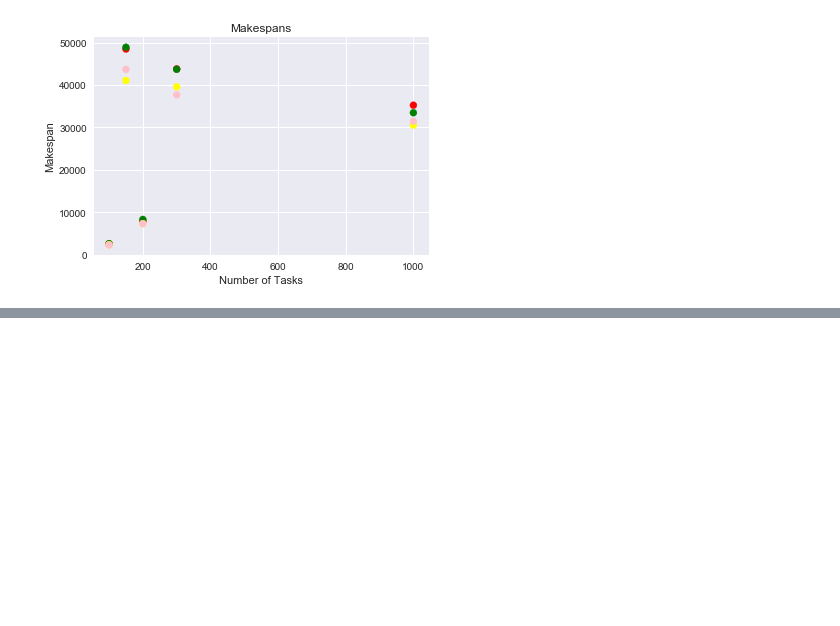
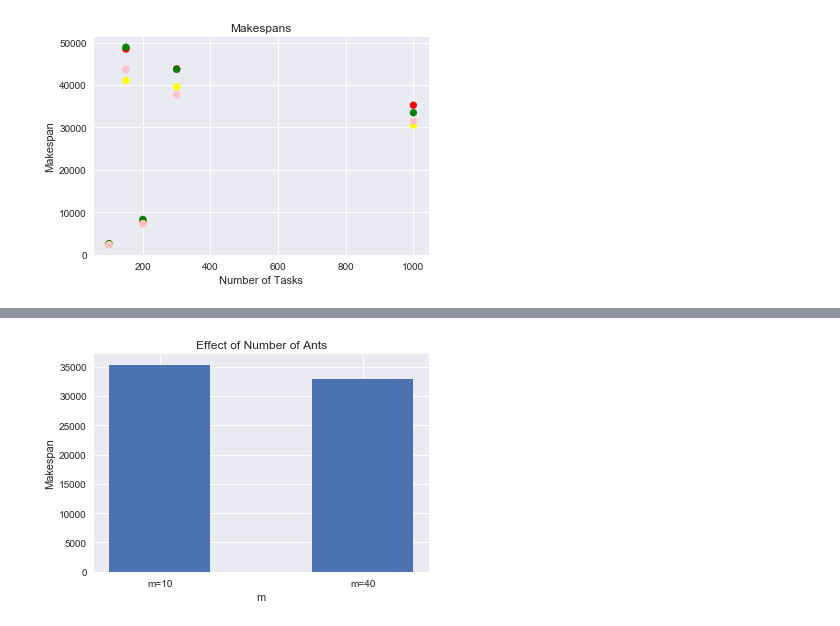
Before and after one commit to AsavariLimaye/ant-colony-optimization, a Jupyter notebook: task_scheduler.ipynb, the cells around one changed output, grey strips where cells are left out. Cells and saved outputs as stored; diff of their text form; code cells hidden in the pictures; blank space fills up the shorter version.

```diff
--- a/task_scheduler.ipynb
+++ b/task_scheduler.ipynb
@@ -452,0 +489,8 @@ plt.show()
+# %%
+plt.bar([0, 1], makespans, width=0.5, tick_label = ["m=10" , "m=40"])
+plt.title('Effect of Number of Ants')
+plt.xlabel('m')
+plt.ylabel('Makespan')
+plt.show()
+# %% [output]
+[figure, added]
```
Also changed, not shown: parts of 25 cells of this notebook.
